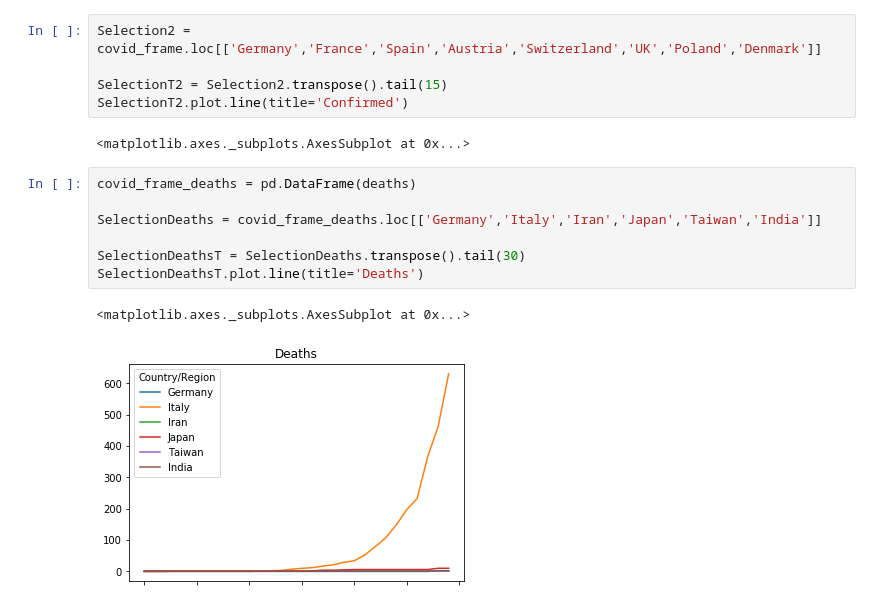
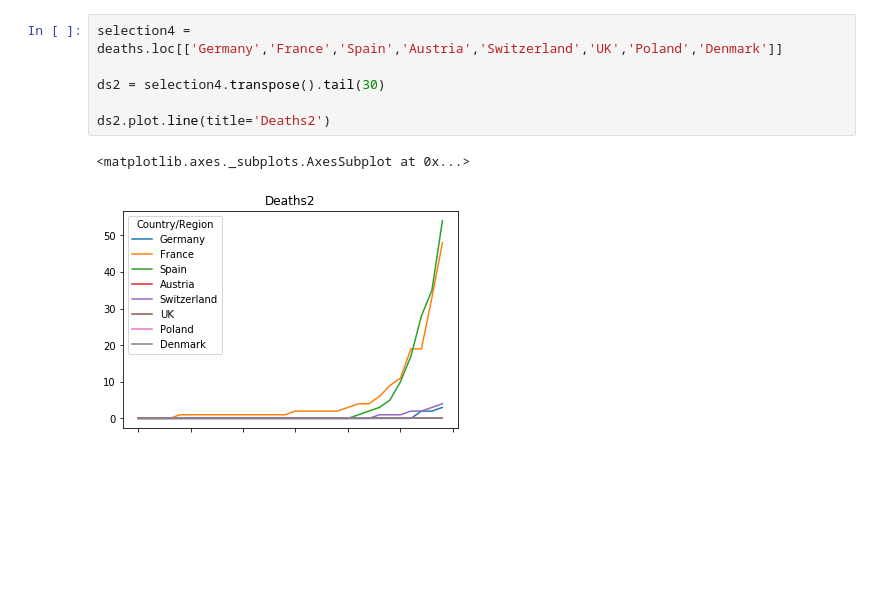
Before and after one commit to HermannBerg/MyCoronAnalysis, a Jupyter notebook: coronanalysis.ipynb, the cells around one changed output. Cells and saved outputs as stored; diff of their text form; blank space fills up the shorter version.

```diff
--- a/coronanalysis.ipynb
+++ b/coronanalysis.ipynb
@@ -20,18 +36,10 @@ SelectionT.plot.line(title='Confirmed')
 # %%
-Selection2 = covid_frame.loc[['Germany','France','Spain','Austria','Switzerland','UK','Poland','Denmark']]
+selection4 = deaths.loc[['Germany','France','Spain','Austria','Switzerland','UK','Poland','Denmark']]
 
-SelectionT2 = Selection2.transpose().tail(15)
-SelectionT2.plot.line(title='Confirmed')
+ds2 = selection4.transpose().tail(30)
+
+ds2.plot.line(title='Deaths2')
 # %% [output]
 <matplotlib.axes._subplots.AxesSubplot at 0x...>
+[figure, added]
-# %%
-covid_frame_deaths = pd.DataFrame(deaths)
-
-SelectionDeaths = covid_frame_deaths.loc[['Germany','Italy','Iran','Japan','Taiwan','India']]
-
-SelectionDeathsT = SelectionDeaths.transpose().tail(30)
-SelectionDeathsT.plot.line(title='Deaths')
-# %% [output]
-<matplotlib.axes._subplots.AxesSubplot at 0x...>
-[figure, removed]
 # %%
```
Also changed, not shown: parts of 6 cells of this notebook.
